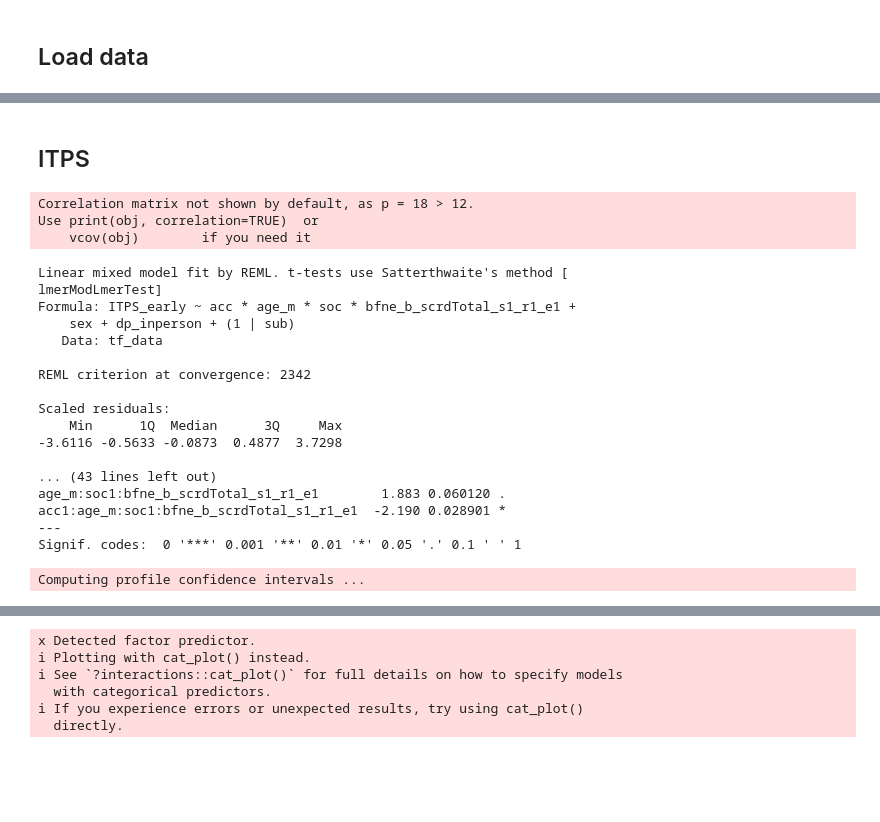
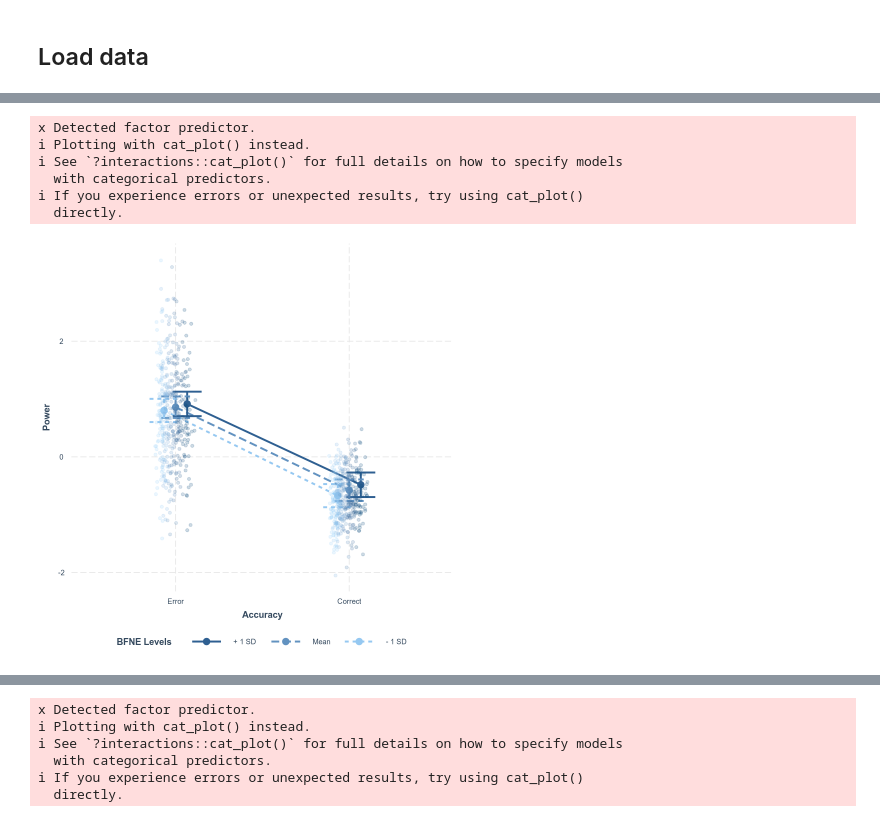
Before and after one commit to NDCLab/thrive-theta-ddm, a Jupyter notebook: code/statistics/ms_stats_bfne.ipynb, the cells around one changed output, grey strips where cells are left out. Cells and saved outputs as stored; diff of their text form; code cells hidden in the pictures; blank space fills up the shorter version.

```diff
--- a/code/statistics/ms_stats_bfne.ipynb
+++ b/code/statistics/ms_stats_bfne.ipynb
@@ -120,6 +315,0 @@ Computing profile confidence intervals ...
-# %%
-label <- "power_bfne"
-model <- lmer(power_early ~ acc * age_m * soc * bfne_b_scrdTotal_s1_r1_e1 + sex + dp_inperson + (1 | sub),
-              data = tf_data)
-summary(model)
-# lmer_export_apa(model = model, path = sprintf("%s/%s.docx", table_output_path, label))
@@ -164,30 +315,0 @@ i If you experience errors or unexpected results, try using cat_plot()
-# %% [markdown]
-## ITPS
-# %%
-label <- "ITPS_bfne"
-model <- lmer(ITPS_early ~ acc * age_m * soc * bfne_b_scrdTotal_s1_r1_e1 + sex + dp_inperson + (1 | sub),
-              data = tf_data)
-summary(model)
-lmer_export_apa(model = model, path = sprintf("%s/%s.docx", table_output_path, label))
-# %% [output]
-Correlation matrix not shown by default, as p = 18 > 12.
-Use print(obj, correlation=TRUE)  or
-    vcov(obj)        if you need it
-Linear mixed model fit by REML. t-tests use Satterthwaite's method [
-lmerModLmerTest]
-Formula: ITPS_early ~ acc * age_m * soc * bfne_b_scrdTotal_s1_r1_e1 +
-    sex + dp_inperson + (1 | sub)
-   Data: tf_data
-
-REML criterion at convergence: 2342
-
-Scaled residuals:
-    Min      1Q  Median      3Q     Max
--3.6116 -0.5633 -0.0873  0.4877  3.7298
-
-... (43 lines left out)
-age_m:soc1:bfne_b_scrdTotal_s1_r1_e1        1.883 0.060120 .
-acc1:age_m:soc1:bfne_b_scrdTotal_s1_r1_e1  -2.190 0.028901 *
----
-Signif. codes:  0 '***' 0.001 '**' 0.01 '*' 0.05 '.' 0.1 ' ' 1
-Computing profile confidence intervals ...
@@ -193,0 +321,38 @@ Computing profile confidence intervals ...
+# %%
+# interact_plot(model,
+#               pred = "acc",
+#               modx="bfne_b_scrdTotal_s1_r1_e1",
+#               interval = 1,
+#               dodge.width = 0.2,
+#               y.label = "Power",
+#               x.label = "BFNE",
+#              ) + theme(legend.position = "bottom")
+
+
+interact_plot(model,
+              pred = "acc",
+              modx = "bfne_b_scrdTotal_s1_r1_e1",
+              interval = TRUE,           # Enables confidence intervals
+              int.type = "confidence",   # Explicitly set to CI
+              plot.points = TRUE,        # Adds raw data for transparency
+              point.alpha = 0.2,         # Reduces noise from overlapping points
+              jitter = 0.1,              # Prevents point stacking
+              line.thickness = 1.1,
+              dodge.width = 0.2,
+              x.label = "Accuracy",
+              y.label = "Power",
+              legend.main = "BFNE Levels",
+             ) +                      # High-contrast publication theme
+  theme(
+    legend.position = "bottom",
+    panel.grid.minor = element_blank(),
+    strip.background = element_blank()
+  )
+# %% [output]
+x Detected factor predictor.
+i Plotting with cat_plot() instead.
+i See `?interactions::cat_plot()` for full details on how to specify models
+  with categorical predictors.
+i If you experience errors or unexpected results, try using cat_plot()
+  directly.
+[figure, added]
```
Also changed, not shown: parts of 53 cells of this notebook, 23 other files.
